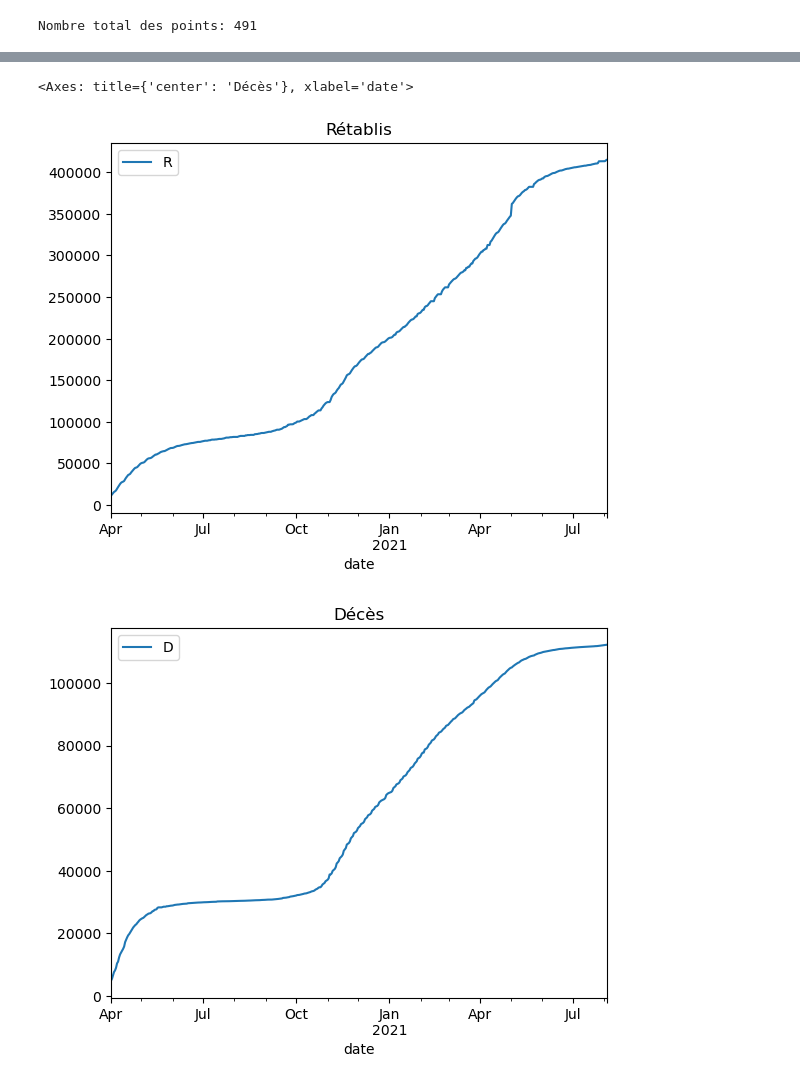
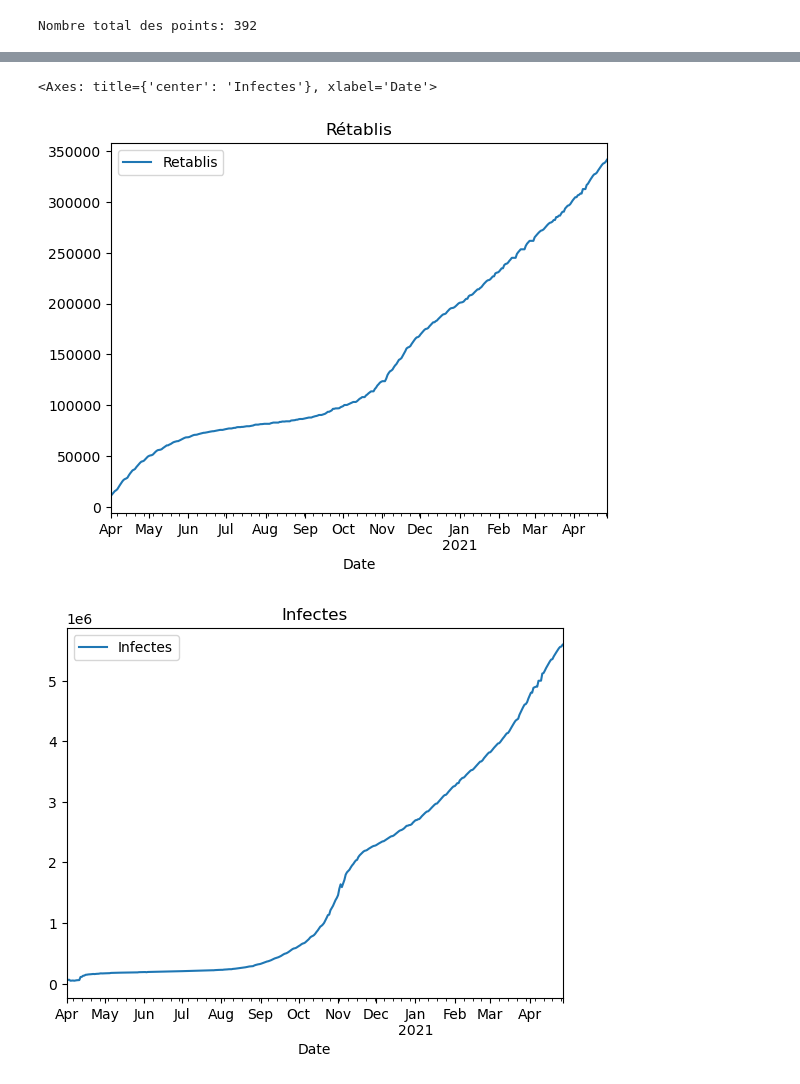
Before and after one commit to Adam-445/virus-spread-model, a Jupyter notebook: notebooks/Data_Exploration.ipynb, the cells around one changed output, grey strips where cells are left out. Cells and saved outputs as stored; diff of their text form; code cells hidden in the pictures.

```diff
--- a/notebooks/Data_Exploration.ipynb
+++ b/notebooks/Data_Exploration.ipynb
@@ -16,10 +16,10 @@ print(f"Nombre total des points: {len(df)}")
 
 # Tracé des courbes pour chaque catégorie SIRD
 plt.figure(figsize=(12, 6))
-plt.plot(df["date"], df["S"], label="Susceptibles", linewidth=2)
-plt.plot(df["date"], df["I"], label="Infectés", linewidth=2)
-plt.plot(df["date"], df["R"], label="Rétablis", linewidth=2)
-plt.plot(df["date"], df["D"], label="Décès", linewidth=2)
+plt.plot(df["Date"], df["Susceptibles"], label="Susceptibles", linewidth=2)
+plt.plot(df["Date"], df["Infectes"], label="Infectés", linewidth=2)
+plt.plot(df["Date"], df["Retablis"], label="Rétablis", linewidth=2)
+plt.plot(df["Date"], df["Deces"], label="Décès", linewidth=2)
 
 # Formatage de l’axe des dates (axe X)
 plt.gca().xaxis.set_major_locator(mdates.MonthLocator(interval=1))
@@ -38,8 +38,8 @@ plt.grid(True, linestyle="--", alpha=0.5)
 plt.tight_layout()
 plt.show()
 
-# Graphiques supplémentaires : rétablis et décès au fil du temps
-df.plot(x="date", y=["R"], title="Rétablis")
-df.plot(x="date", y=["D"], title="Décès")
+# Graphiques supplémentaires : rétablis et infectes au fil du temps
+df.plot(x="Date", y=["Retablis"], title="Rétablis")
+df.plot(x="Date", y=["Infectes"], title="Infectes")
 # %% [output]
-Nombre total des points: 491
+Nombre total des points: 392
@@ -47,3 +47,3 @@ Nombre total des points: 491
-<Axes: title={'center': 'Décès'}, xlabel='date'>
+<Axes: title={'center': 'Infectes'}, xlabel='Date'>
-[figure, old version]
+[figure, new version]
-[figure, old version]
+[figure, new version]
```
Also changed, not shown: parts of 1 cell of this notebook, 6 other files.
